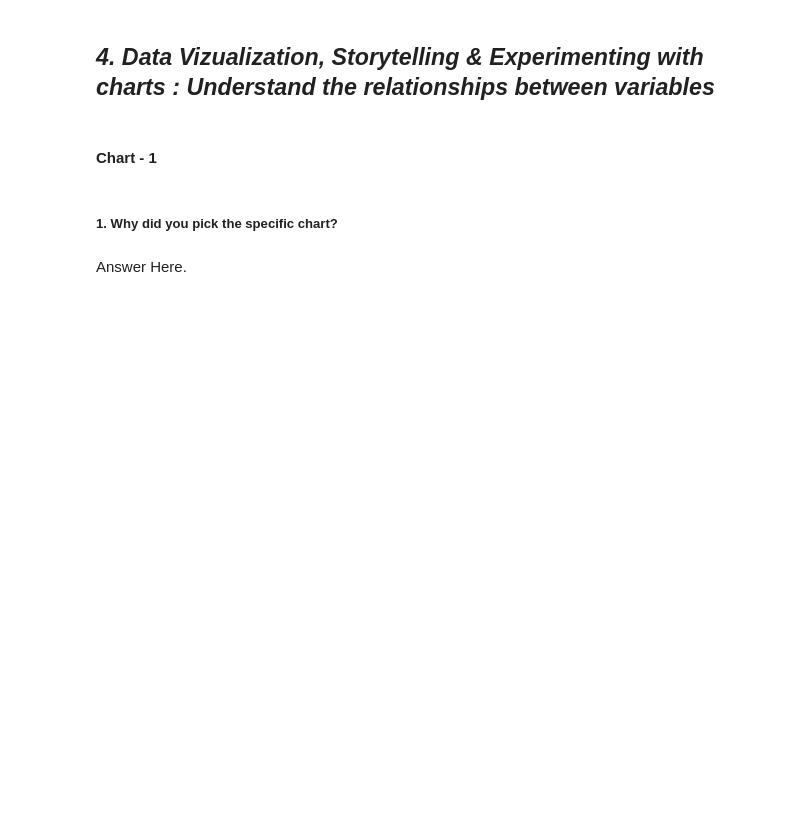
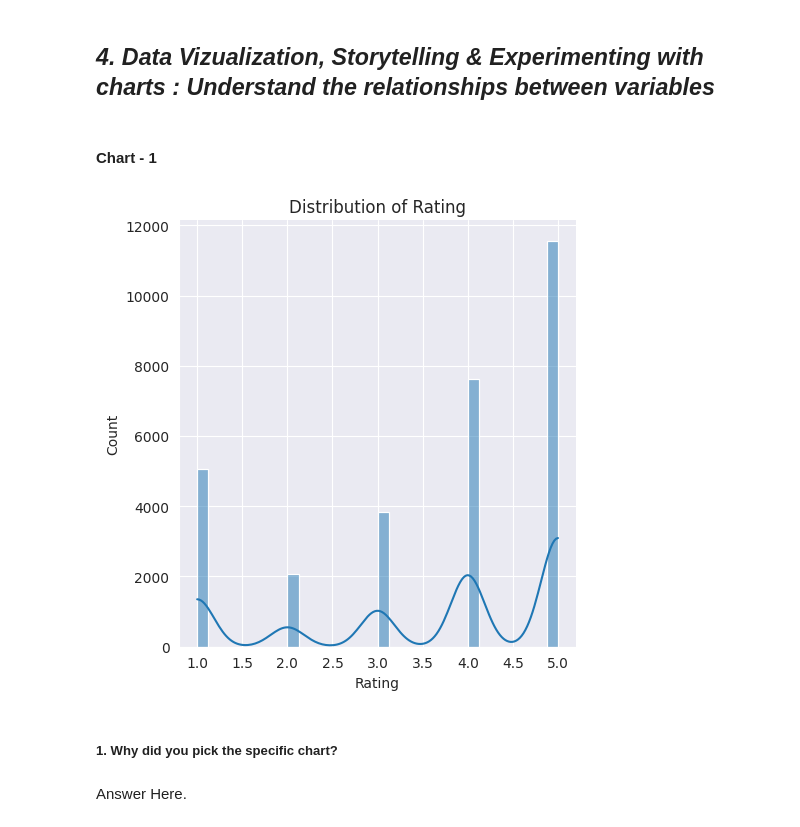
Before and after one commit to Manoharjha333/Zomato-Restaurant-Clustering-And-Sentiment-Analysis, a Jupyter notebook: Zomato_Restaurant_Clustering_And_Sentiment_Analysis.ipynb, the cells around one changed output. Saved outputs shown, nothing was run; the diff lists cells and outputs as text; code cells hidden in the pictures; blank space fills up the shorter version.

```diff
--- a/Zomato_Restaurant_Clustering_And_Sentiment_Analysis.ipynb
+++ b/Zomato_Restaurant_Clustering_And_Sentiment_Analysis.ipynb
@@ -408,0 +595,6 @@ Name: Rating, dtype: int64
+# %%
+# Merge datasets based on 'Restaurant' column
+meta_df = pd.merge(meta_df, review_df[['Restaurant', 'Year', 'Rating']], on='Restaurant', how='left')
+
+# Display the result
+meta_df.head(2)
@@ -408,0 +621,14 @@ Name: Rating, dtype: int64
+# %%
+column1 = 'Year'
+column2 = 'Rating'
+
+# Calculate the medians for each column
+median_value1 = meta_df[column1].median()
+median_value2 = meta_df[column2].median()
+
+# Fill missing values with the medians
+meta_df[column1].fillna(median_value1, inplace=True)
+meta_df[column2].fillna(median_value2, inplace=True)
+
+# Print the updated DataFrame
+meta_df
@@ -408,0 +649,6 @@ Name: Rating, dtype: int64
+# %%
+# Round float values to the nearest integer and convert to 'Int64' type
+meta_df['Rating'] = pd.to_numeric(meta_df['Rating'], errors='coerce').fillna(0).astype(int)
+
+# Print the updated DataFrame
+meta_df
@@ -409,2 +669,5 @@ Name: Rating, dtype: int64
+# %%
+# Convert 'Cost' to numeric, handle errors by setting errors='coerce'
+meta_df['Cost'] = pd.to_numeric(meta_df['Cost'], errors='coerce')
 # %% [markdown]
 ### What all manipulations have you done and insights you found?
@@ -419,3 +682,12 @@ Answer Here.
+# %%
+# Chart - 1 visualization code
+# Create a distplot
+sns.displot(data=meta_df, x='Rating', kde=True)
+plt.title('Distribution of Rating')
+plt.xlabel('Rating')
+plt.show()
+# %% [output]
+[figure, added]
 # %% [markdown]
 ##### 1. Why did you pick the specific chart?
 # %% [markdown]
```
Also changed, not shown: parts of 32 cells of this notebook.
